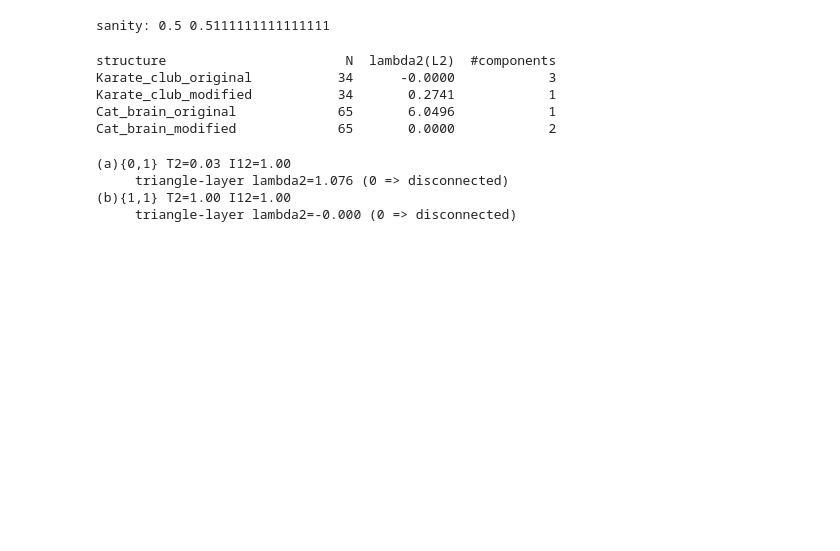
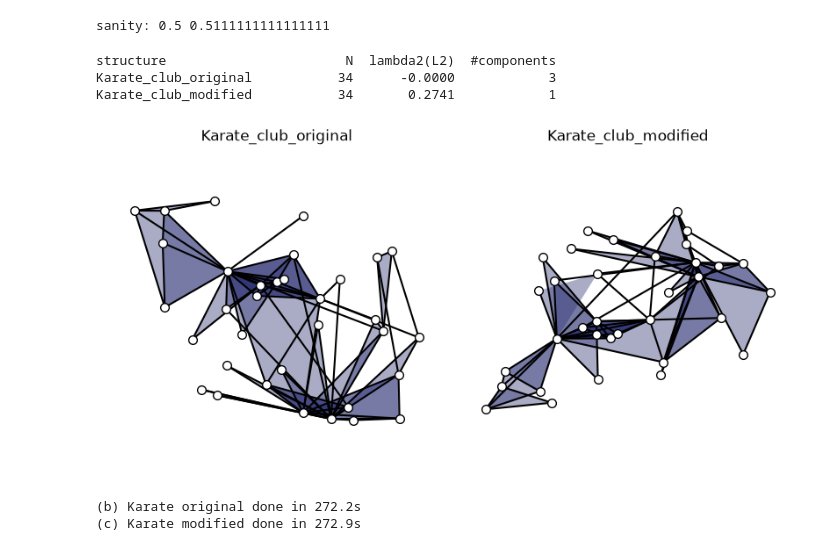
Before and after one commit to ashahb7/hyperedge-overlap, a Jupyter notebook: Fig8.ipynb, the cells around one changed output. Drawn from its saved outputs; the diff is of its cells as text; code cells hidden in the pictures; blank space fills up the shorter version.

Commit message:
updated figures

```diff
--- a/Fig8.ipynb
+++ b/Fig8.ipynb
@@ -82,8 +83,7 @@ print("sanity:", intra_overlap(t,2)[0], inter_overlap(p,1,t,2))
 sanity: 0.5 0.5111111111111111
 # %%
 # --- cheap diagnostic: triangle-layer connectivity for all four structures ---
-names = ["Karate_club_original","Karate_club_modified",
-         "Cat_brain_original","Cat_brain_modified"]
+names = ["Karate_club_original","Karate_club_modified"]
 print(f"{'structure':28s} {'N':>4s} {'lambda2(L2)':>12s} {'#components':>12s}")
 data = {}
 for nm in names:
@@ -96,27 +96,20 @@ for nm in names:
 structure                       N  lambda2(L2)  #components
 Karate_club_original           34      -0.0000            3
 Karate_club_modified           34       0.2741            1
-Cat_brain_original             65       6.0496            1
-Cat_brain_modified             65       0.0000            2
-# %%
-PRESET7 = "medium"   # "coarse" | "paper"
-CFG7 = {"coarse": dict(n_steps=300, grid=13, n_resampling=100),
-        "medium": dict(n_steps=400, grid=15, n_resampling=100),
-        "paper":  dict(n_steps=1500, grid=25, n_resampling=200)}[PRESET7]
-N=100; k1=6; k2=3
-s1_7 = np.logspace(-6,0,CFG7["grid"]); s2_7 = np.logspace(-6,0,CFG7["grid"])
-
-# (a) T2=0, I12=1  : random-ish triangles (connected), pairs = triangle faces
-pa, ta = structure_at_overlap(N,k1,k2, target_T2=0.0, target_I12=1.0, seed=0)
-# (b) T2=1, I12=1  : blocked triangles (disconnected), pairs include faces
-pb, tb = structure_at_overlap(N,k1,k2, target_T2=1.0, target_I12=1.0, seed=0)
-for tag,p,t in [("(a){0,1}",pa,ta),("(b){1,1}",pb,tb)]:
-    print(tag,"T2=%.2f I12=%.2f"%(intra_overlap(t,2)[0], inter_overlap(p,1,t,2)))
-    # connectedness of triangle layer:
-    L2,_=util._laplacian_fixed_N(t,2,N); w=np.sort(np.linalg.eigvalsh((L2+L2.T)/2))
-    print("     triangle-layer lambda2=%.3f (0 => disconnected)"%w[1])
-# %% [output]
-(a){0,1} T2=0.03 I12=1.00
-     triangle-layer lambda2=1.076 (0 => disconnected)
-(b){1,1} T2=1.00 I12=1.00
-     triangle-layer lambda2=-0.000 (0 => disconnected)
+# %%
+fig, axes = plt.subplots(1,2, figsize=(8,4), constrained_layout=True)
+for i, (nm,ax) in enumerate(zip(names,axes.flat)):
+        d = util.load_real_structure(nm)
+
+        H = xgi.Hypergraph()
+        H.add_edges_from(d["pairs"])
+        H.add_edges_from(d["triplets"])
+
+        xgi.draw(H, ax=ax)
+        ax.set_title(nm)
+
+plt.show()
+
+fig.savefig("figures/Fig8-1.png", dpi=300, bbox_inches="tight")
+# %% [output]
+[figure, added]
@@ -123,22 +126,14 @@ for tag,p,t in [("(a){0,1}",pa,ta),("(b){1,1}",pb,tb)]:
 # %%
-PRESET8 = "medium"
-CFG8 = {"coarse": dict(n_steps=300, grid=13, n_resampling=100),
-        "medium": dict(n_steps=600, grid=15, n_resampling=150),
-        "paper":  dict(n_steps=1500, grid=25, n_resampling=200)}[PRESET8]
-s1_8 = np.logspace(-6,0,CFG8["grid"]);
-s2_8 = np.logspace(-6,0,CFG8["grid"])
-
-panels = {"(b) Karate original":"Karate_club_original",
-            "(c) Karate modified":"Karate_club_modified",
-            "(e) Cat original":"Cat_brain_original",
-            "(f) Cat modified":"Cat_brain_modified"}
-
+# DO NOT RUN
 for i,(ttl,nm) in enumerate(panels.items()):
     t0=time.time()
     d=data[nm]
     err,_ = util.rossler_error_grid(d["N"], d["list_neighbors"], d["triplets"],
-        s1_8, s2_8, h=1e-3, n_steps=CFG8["n_steps"],
+        s1_8, s2_8, h=1e-2, n_steps=CFG8["n_steps"],
         n_resampling=CFG8["n_resampling"], coupling="type3", seed=0, verbose=False)
     print(ttl,f"done in {time.time()-t0:.1f}s")
     np.save(out_dir / f'fig8-err{i+1}.npy', err)
+# %% [output]
+(b) Karate original done in 272.2s
+(c) Karate modified done in 272.9s
 # %%
```
Also changed, not shown: parts of 3 cells of this notebook, 3 other files.
